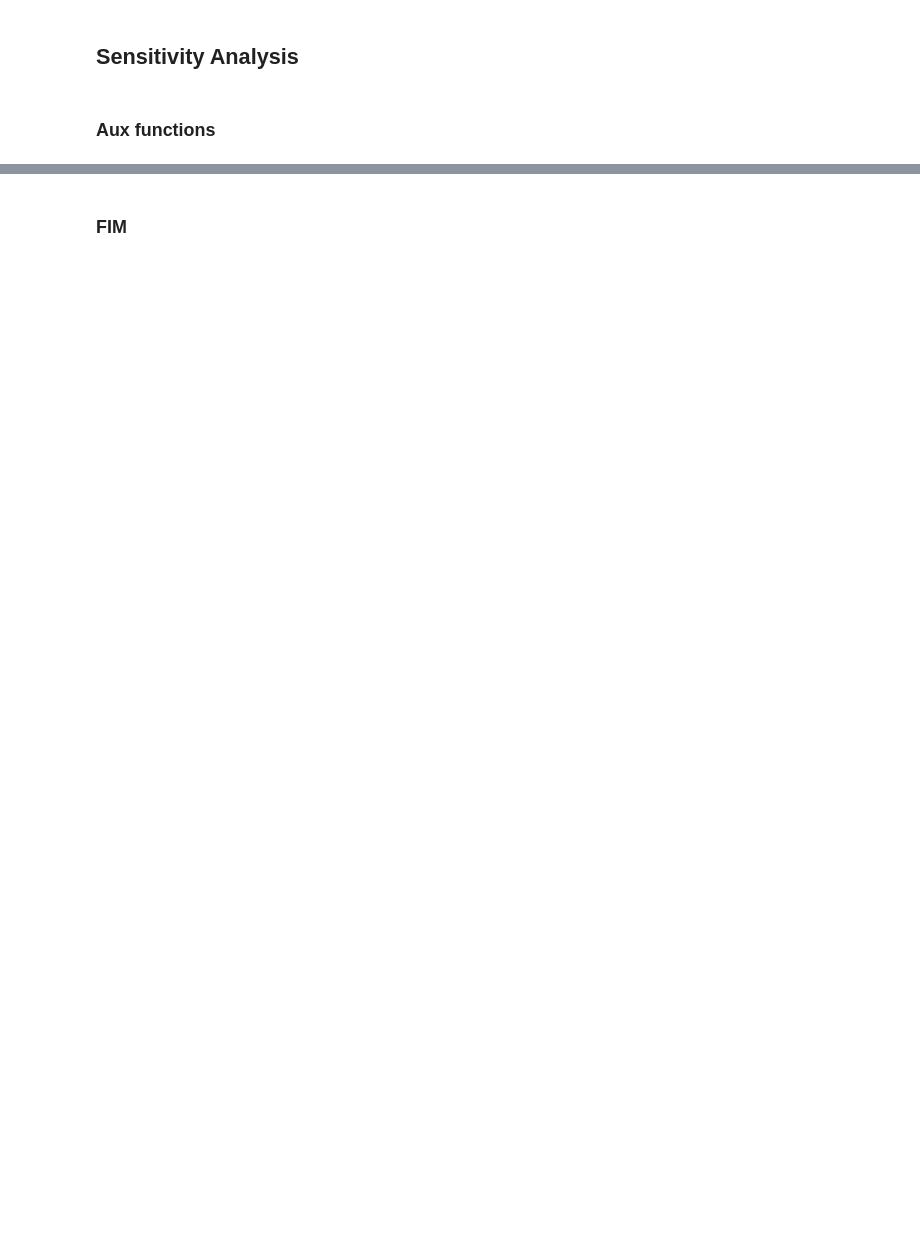
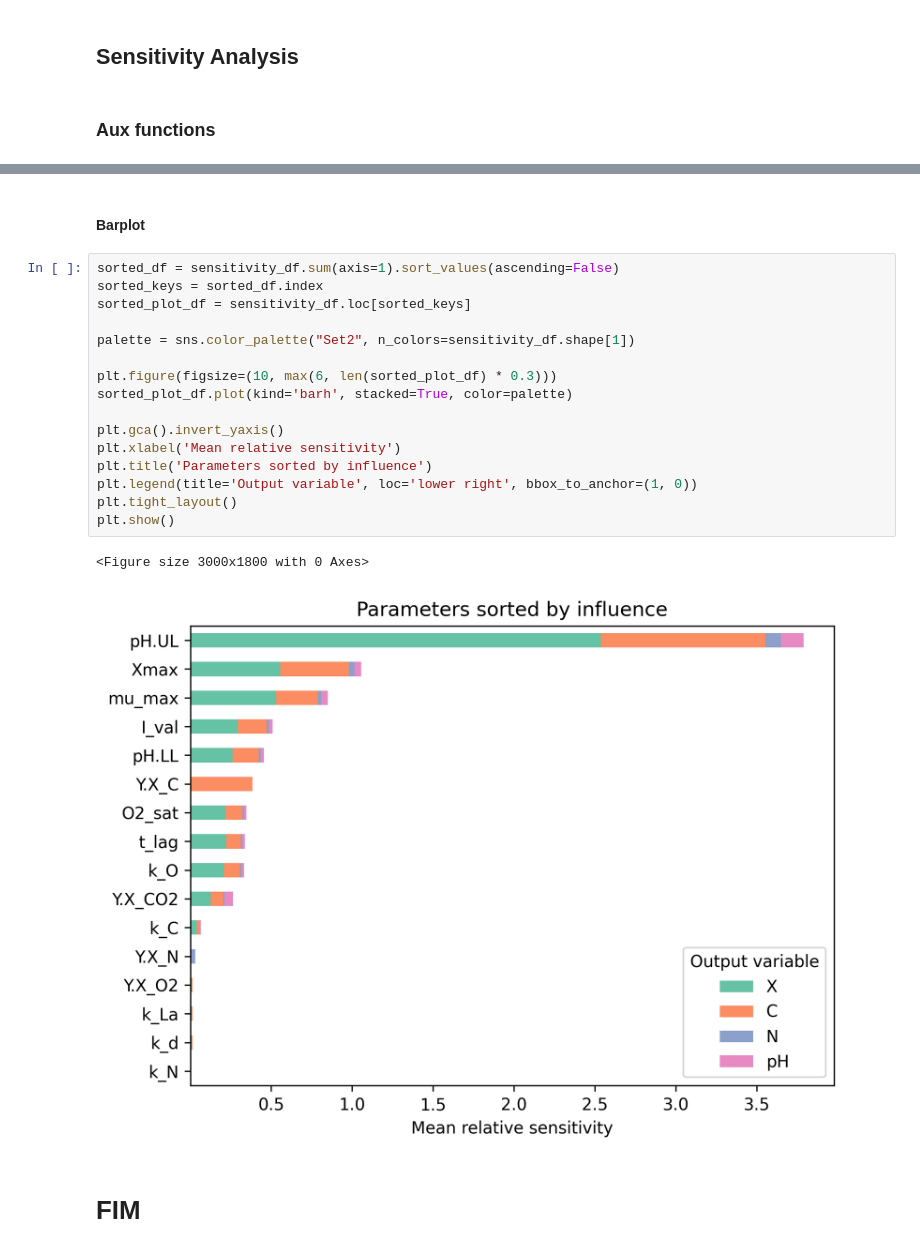
Before and after one commit to Laefivy/M.smegmatis, a Jupyter notebook: Sensitivity_analysis.ipynb, the cells around one changed output, grey strips where cells are left out. Drawn from its saved outputs; the diff is of its cells as text; blank space fills up the shorter version.

```diff
--- a/Sensitivity_analysis.ipynb
+++ b/Sensitivity_analysis.ipynb
@@ -363,2 +359,23 @@ plt.show()
+# %% [markdown]
+#### Barplot
+# %%
+sorted_df = sensitivity_df.sum(axis=1).sort_values(ascending=False)
+sorted_keys = sorted_df.index
+sorted_plot_df = sensitivity_df.loc[sorted_keys]
+
+palette = sns.color_palette("Set2", n_colors=sensitivity_df.shape[1])
+
+plt.figure(figsize=(10, max(6, len(sorted_plot_df) * 0.3)))
+sorted_plot_df.plot(kind='barh', stacked=True, color=palette)
+
+plt.gca().invert_yaxis()
+plt.xlabel('Mean relative sensitivity')
+plt.title('Parameters sorted by influence')
+plt.legend(title='Output variable', loc='lower right', bbox_to_anchor=(1, 0))
+plt.tight_layout()
+plt.show()
+# %% [output]
+<Figure size 3000x1800 with 0 Axes>
+[figure, added]
 # %% [markdown]
-### FIM
+# FIM
```
Also changed, not shown: parts of 21 cells of this notebook.
